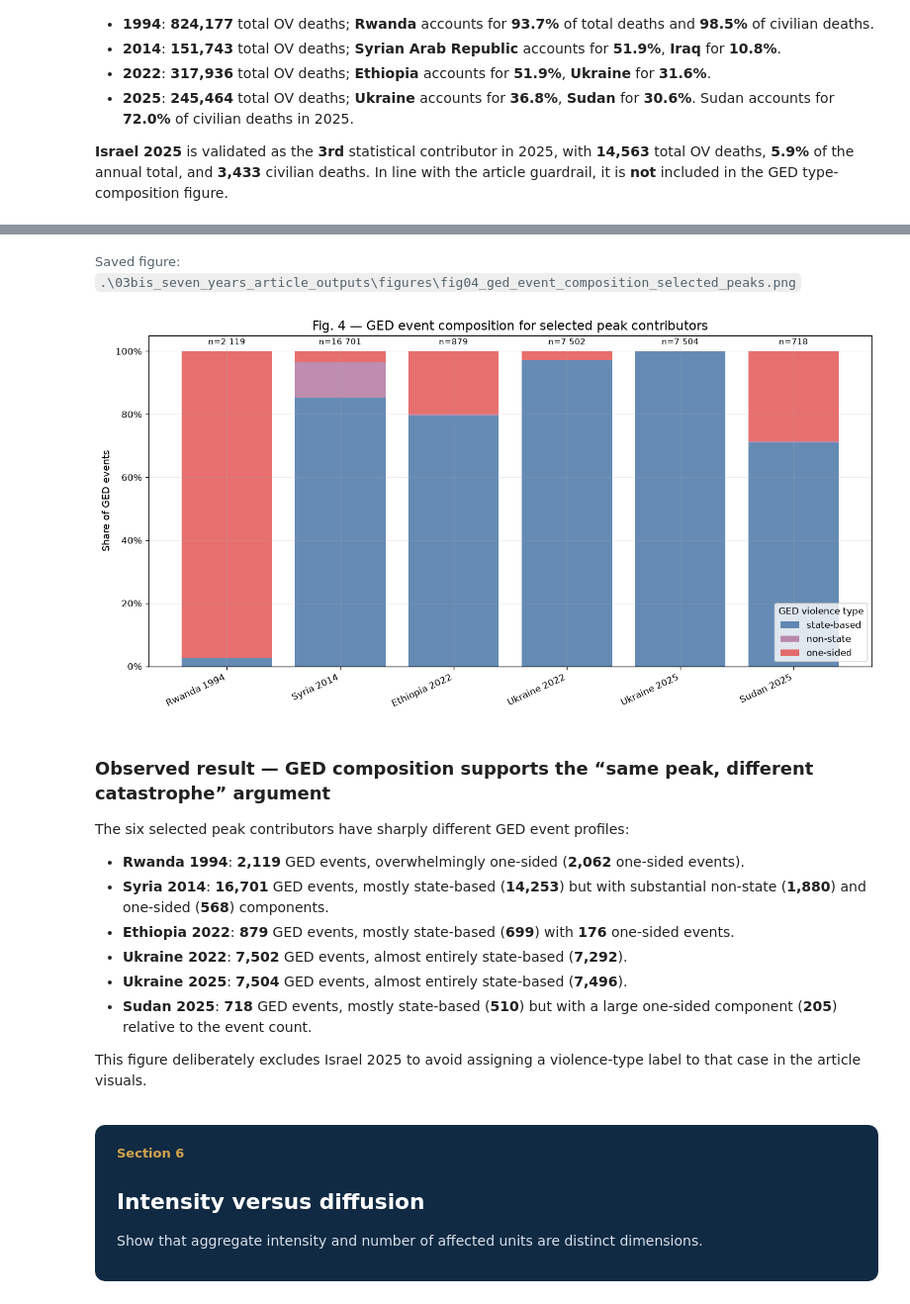
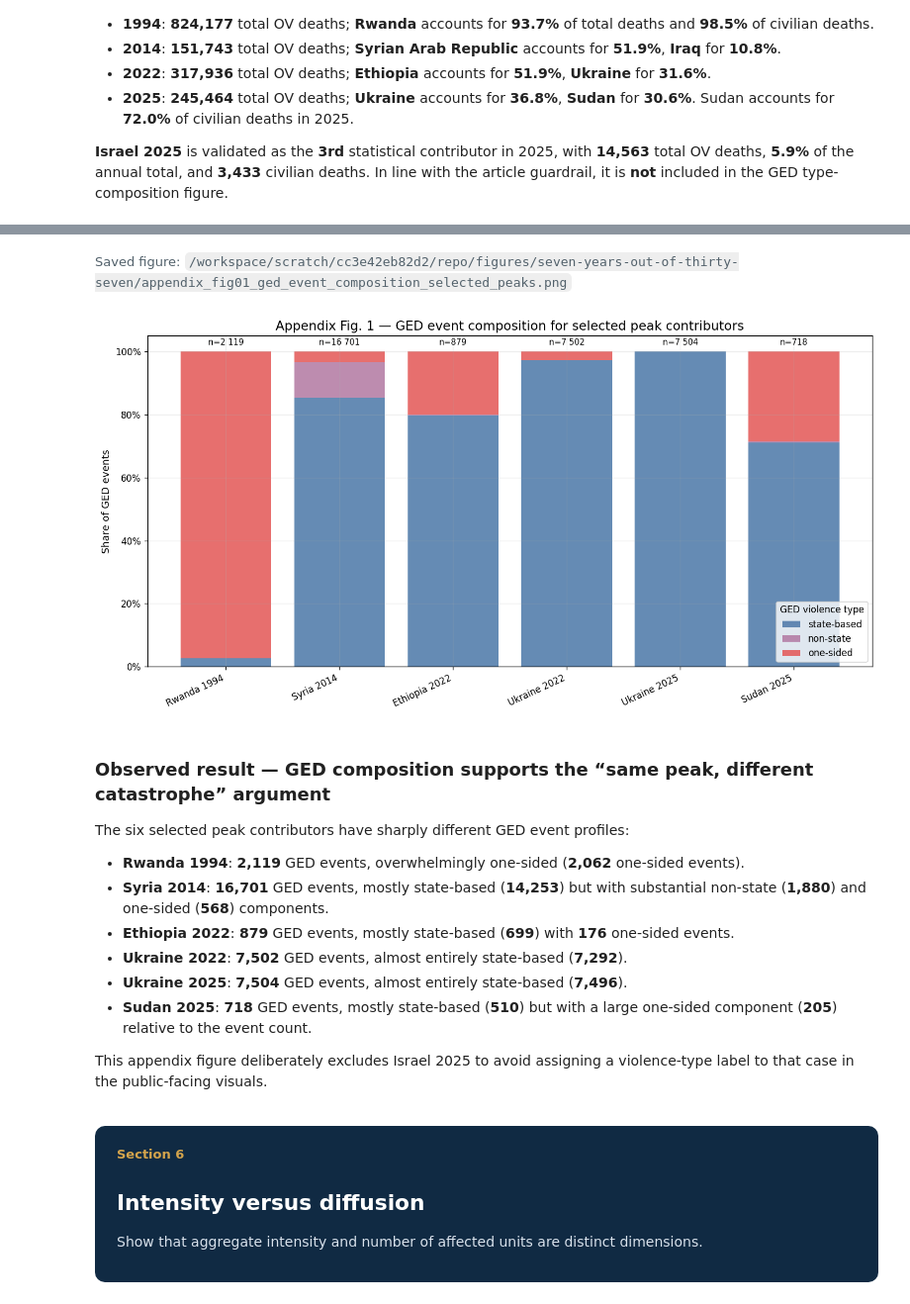
Before and after one commit to llafon-analytics/conflictlens, a Jupyter notebook: notebooks/articles/01_seven_years_out_of_thirty_seven.ipynb, the cells around one changed output, grey strips where cells are left out. Shown at 99% size. Drawn from its saved outputs; the diff is of its cells as text; code cells hidden in the pictures.

```diff
--- a/notebooks/articles/01_seven_years_out_of_thirty_seven.ipynb
+++ b/notebooks/articles/01_seven_years_out_of_thirty_seven.ipynb
@@ -105,8 +105,9 @@ if not any((PROJECT_ROOT / name).exists() for name in ["outputs", "02_analysis_u
 
 OUTPUT_ROOT = PROJECT_ROOT / "03bis_seven_years_article_outputs"
 FIGURE_DIR = OUTPUT_ROOT / "figures"
+ARTICLE_FIGURE_DIR = PROJECT_ROOT / "figures" / "seven-years-out-of-thirty-seven"
 TABLE_DIR = OUTPUT_ROOT / "tables"
-for folder in [OUTPUT_ROOT, FIGURE_DIR, TABLE_DIR]:
+for folder in [OUTPUT_ROOT, FIGURE_DIR, ARTICLE_FIGURE_DIR, TABLE_DIR]:
     folder.mkdir(parents=True, exist_ok=True)
 
 NOTEBOOK_PREFIX = "03bis_seven_years"
@@ -154,9 +155,10 @@ def save_table(df: pd.DataFrame, filename: str) -> Path:
     return path
 
 
-def save_fig(fig: plt.Figure, filename: str) -> Path:
-    path = FIGURE_DIR / filename
-    fig.tight_layout()
+def save_fig(fig: plt.Figure, filename: str, directory: Path = FIGURE_DIR, tight_layout: bool = True) -> Path:
+    path = directory / filename
+    if tight_layout:
+        fig.tight_layout()
     fig.savefig(path, dpi=180, bbox_inches="tight")
     display(HTML(f"<div style='font-size:13px;color:#52616B;margin:6px 0 10px 0;'>Saved figure: <code>{path}</code></div>"))
     plt.show()
@@ -687,34 +905,38 @@ ged_composition
 # %%
 plot_ged = ged_composition.set_index("case_label")[[
     "ged_state_based_share", "ged_non_state_share", "ged_one_sided_share"
 ]].rename(columns={
     "ged_state_based_share": "state-based",
     "ged_non_state_share": "non-state",
     "ged_one_sided_share": "one-sided",
 })
 
 fig, ax = plt.subplots(figsize=(12, 6.2))
 bottom = np.zeros(len(plot_ged))
 colors = [PALETTE["blue"], PALETTE["purple"], PALETTE["red"]]
 for idx, col in enumerate(plot_ged.columns):
     ax.bar(plot_ged.index, plot_ged[col], bottom=bottom, label=col, color=colors[idx], alpha=0.86)
     bottom += plot_ged[col].values
 
-ax.set_title("Fig. 4 — GED event composition for selected peak contributors")
+ax.set_title("Appendix Fig. 1 — GED event composition for selected peak contributors")
 ax.set_ylabel("Share of GED events")
 ax.yaxis.set_major_formatter(PercentFormatter(1.0))
 ax.set_xlabel("")
 ax.set_xticklabels(plot_ged.index, rotation=25, ha="right")
 ax.legend(title="GED violence type")
 
 # Add total-event labels above bars.
 for i, (_, row) in enumerate(ged_composition.iterrows()):
     ax.text(i, 1.015, f"n={fmt_int(row['ged_total_events'])}", ha="center", va="bottom", fontsize=9)
 
-fig4_path = save_fig(fig, "fig04_ged_event_composition_selected_peaks.png")
+appendix_fig1_path = save_fig(
+    fig,
+    "appendix_fig01_ged_event_composition_selected_peaks.png",
+    directory=ARTICLE_FIGURE_DIR,
+)
 # %% [output]
-Saved figure: .\03bis_seven_years_article_outputs\figures\fig04_ged_event_composition_selected_peaks.png
+Saved figure: /workspace/scratch/cc3e42eb82d2/repo/figures/seven-years-out-of-thirty-seven/appendix_fig01_ged_event_composition_selected_peaks.png
-[figure, old version]
+[figure, new version]
 # %% [markdown]
 ### Observed result — GED composition supports the “same peak, different catastrophe” argument
 
@@ -727,7 +949,7 @@ The six selected peak contributors have sharply different GED event profiles:
 - **Ukraine 2025**: **7,504** GED events, almost entirely state-based (**7,496**).
 - **Sudan 2025**: **718** GED events, mostly state-based (**510**) but with a large one-sided component (**205**) relative to the event count.
 
-This figure deliberately excludes Israel 2025 to avoid assigning a violence-type label to that case in the article visuals.
+This appendix figure deliberately excludes Israel 2025 to avoid assigning a violence-type label to that case in the public-facing visuals.
 # %% [markdown]
 <a id="intensity-diffusion"></a>
 
```
Also changed, not shown: parts of 15 cells of this notebook, 3 other files.
